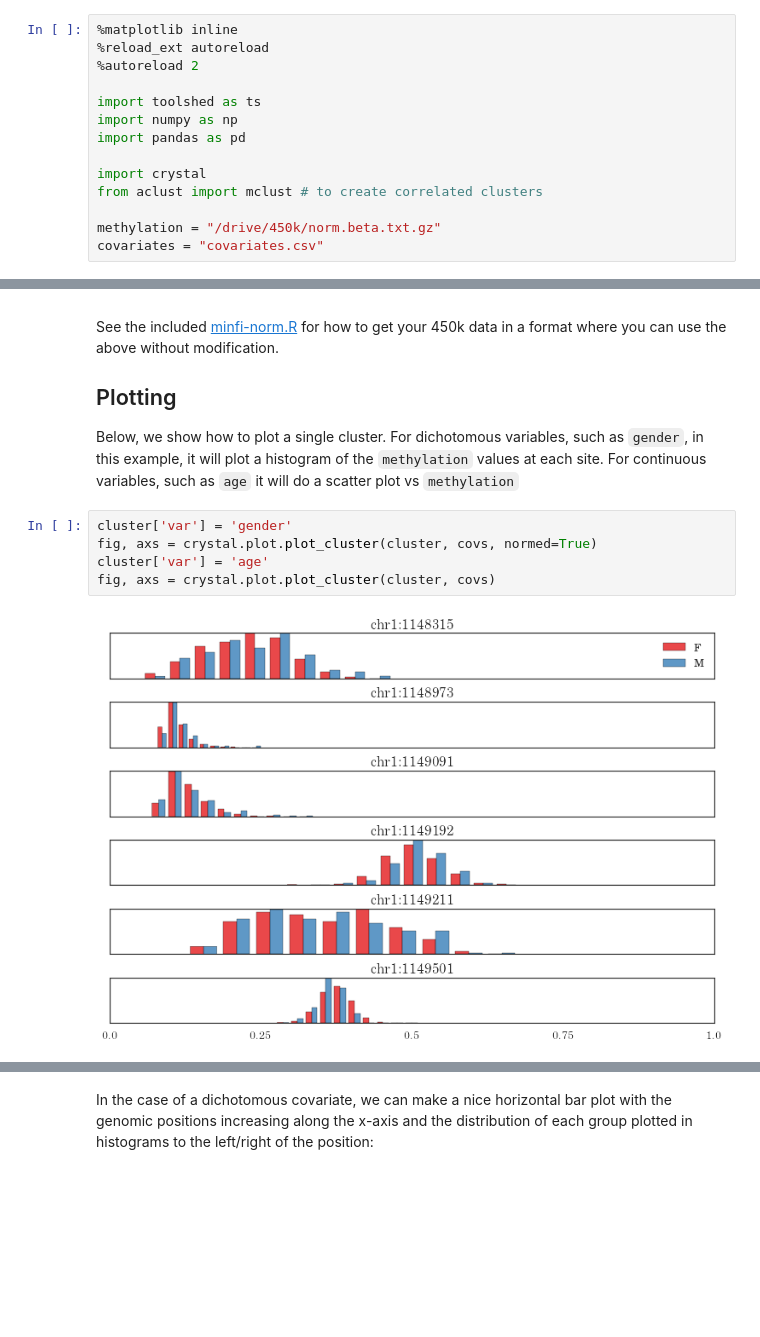
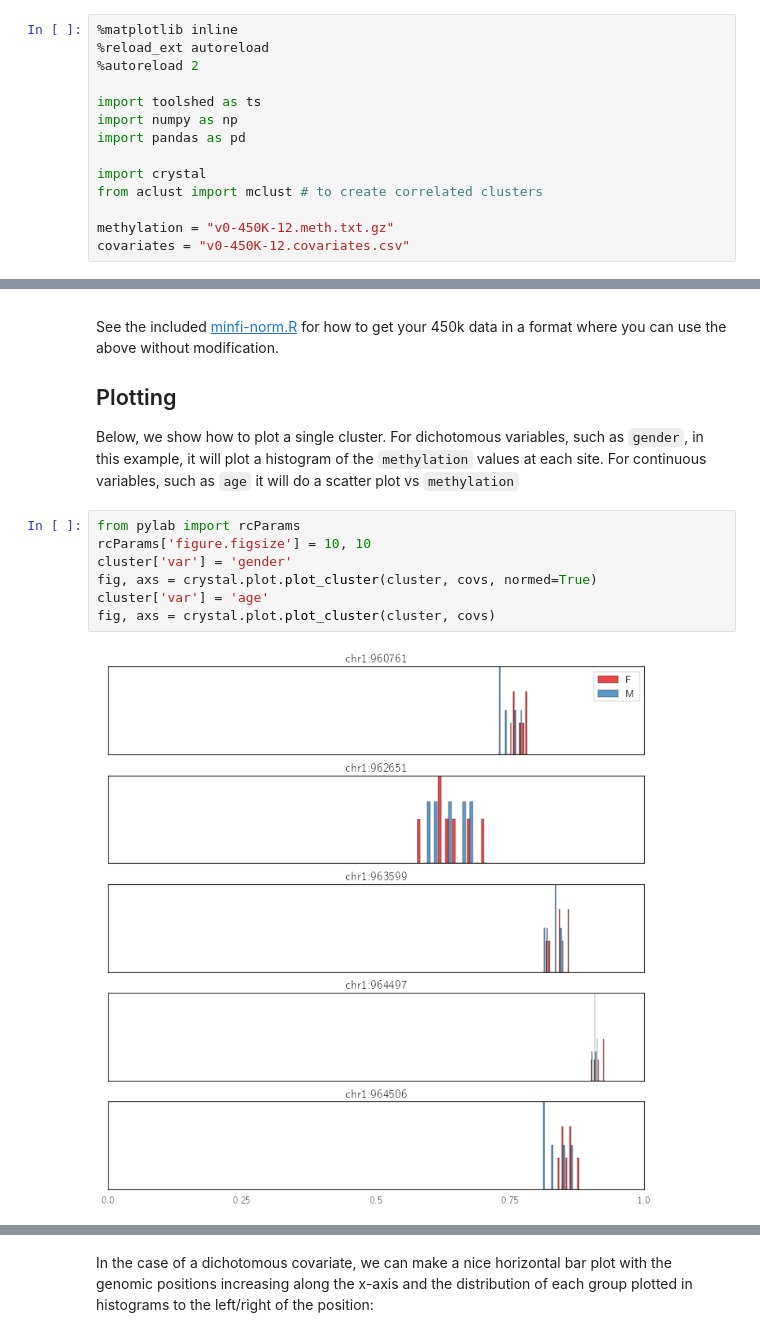
Before and after one commit to brentp/crystal, a Jupyter notebook: notebooks/Introduction.ipynb, the cells around one changed output, grey strips where cells are left out. Cells and saved outputs as stored; diff of their text form; blank space fills up the shorter version.

```diff
--- a/notebooks/Introduction.ipynb
+++ b/notebooks/Introduction.ipynb
@@ -51,7 +51,7 @@ import pandas as pd
 import crystal
 from aclust import mclust # to create correlated clusters
 
-methylation = "/drive/450k/norm.beta.txt.gz"
-covariates = "covariates.csv"
+methylation = "v0-450K-12.meth.txt.gz"
+covariates = "v0-450K-12.covariates.csv"
 # %%
 %%bash
@@ -232,9 +237,11 @@ Plotting
 
 Below, we show how to plot a single cluster. For dichotomous variables, such as `gender`, in this example, it will plot a histogram of the `methylation` values at each site. For continuous variables, such as `age` it will do a scatter plot vs `methylation`
 # %%
+from pylab import rcParams
+rcParams['figure.figsize'] = 10, 10
 cluster['var'] = 'gender'
 fig, axs = crystal.plot.plot_cluster(cluster, covs, normed=True)
 cluster['var'] = 'age'
 fig, axs = crystal.plot.plot_cluster(cluster, covs)
 # %% [output]
-[figure, old version]
+[figure, new version]
```
Also changed, not shown: parts of 22 cells of this notebook.
